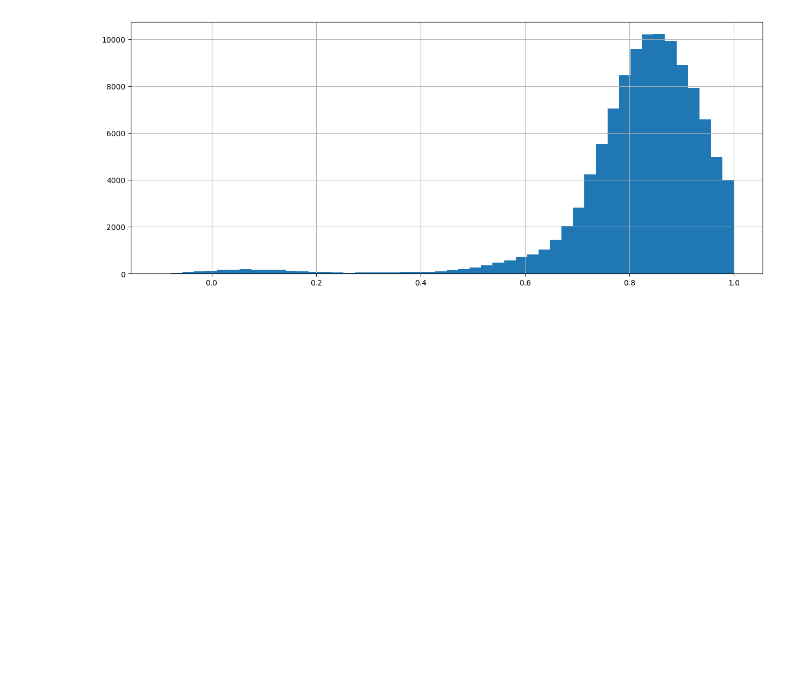
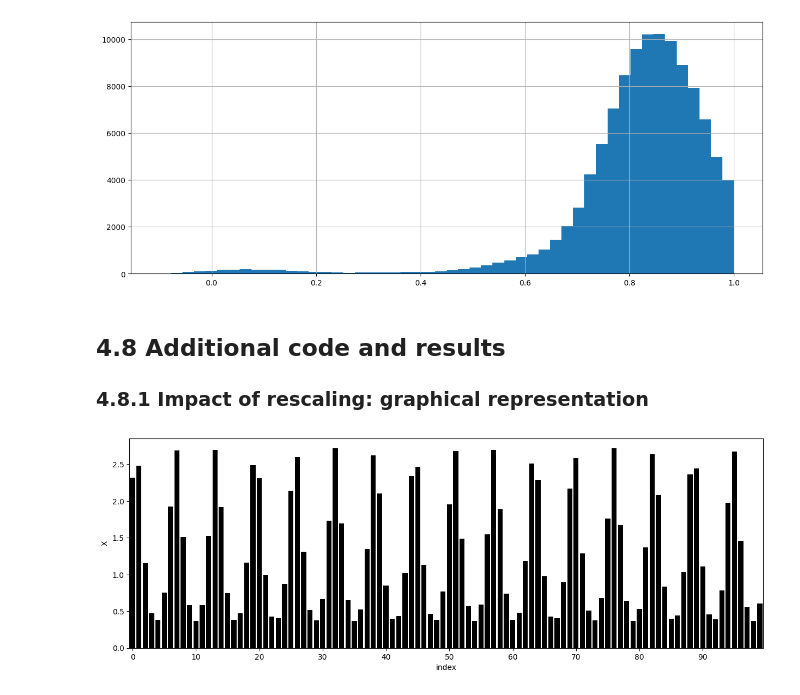
Before and after one commit to mathieucbd/ml-for-factor-investing, a Jupyter notebook: notebooks/3_data_preprocessing.ipynb, the cells around one changed output. Drawn from its saved outputs; the diff is of its cells as text; code cells hidden in the pictures; blank space fills up the shorter version.

Commit message:
Data preprocessing exercise

```diff
--- a/notebooks/3_data_preprocessing.ipynb
+++ b/notebooks/3_data_preprocessing.ipynb
@@ -51,2 +64,15 @@ data_hist_acf.hist(bins=50,range=[-0.1,1]); # Plot from pandas
 # %% [output]
 [figure]
+# %% [markdown]
+## 4.8 Additional code and results
+### 4.8.1 Impact of rescaling: graphical representation
+# %%
+length = 100
+x = np.exp(np.sin(np.linspace(1,length,length)))
+data = pd.DataFrame(data=x,columns=['X'])
+data.reset_index(inplace=True)
+plt.figure(figsize=(15,5)) # resizing figure
+sns.barplot(y="X", data=data, x="index", color='black'); # Plot from Seaborn
+plt.xticks(data['index'][::10]);   # reshape the xtick every 10 observations
+# %% [output]
+[figure, added]
```
Also changed, not shown: parts of 11 cells of this notebook, 3 other files.
